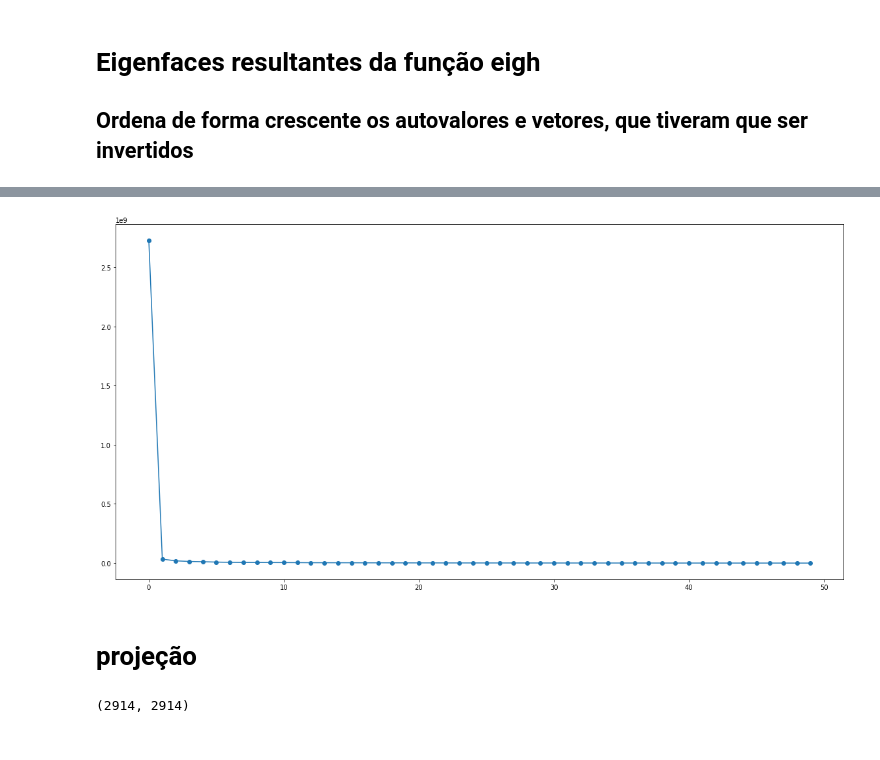
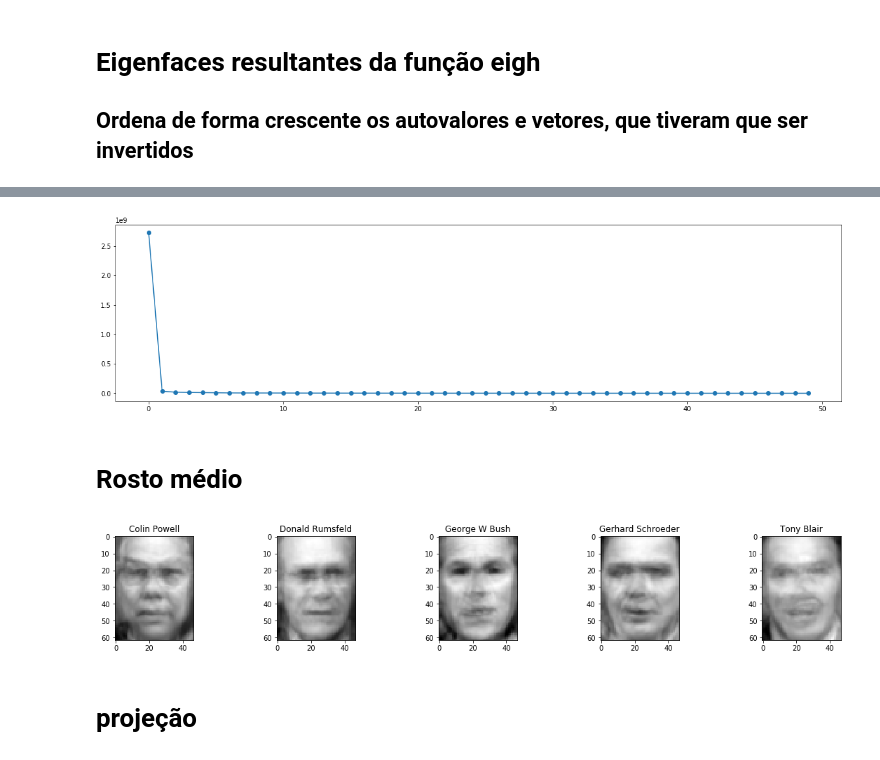
Before and after one commit to anderson-mdcc/algebralinear, a Jupyter notebook: face_recognition_3.ipynb, the cells around one changed output, grey strips where cells are left out. Drawn from its saved outputs; the diff is of its cells as text; code cells hidden in the pictures.

```diff
--- a/face_recognition_3.ipynb
+++ b/face_recognition_3.ipynb
@@ -152,14 +127,30 @@ plot_eigenfaces(autovetores, h, w)
 # %%
-fig, axs = plt.subplots(1, 1, figsize=(20, 10))
+fig, axs = plt.subplots(1, 1, figsize=(20, 5))
 xvals = np.arange(50)
 axs.plot(xvals, autovalores[:50], 'o-')
 plt.show()
 # %% [output]
-[figure, old version]
+[figure, new version]
+# %% [markdown]
+# Rosto médio
+# %%
+# rostos medios
+medias = []
+for i in range(0, num_pessoas):
+    ds_pessoa = X[pessoas[i]]
+    media = np.zeros(X[0].shape[0])
+    for pi, p in enumerate(ds_pessoa):
+        media += p
+    media /= ds_pessoa.shape[0]
+    medias.append(media)
+
+plt.figure(figsize=(20,6))
+columns = len(medias)
+for i, image in enumerate(medias):
+    sub = plt.subplot(len(medias) / columns + 1, columns, i + 1)
+    sub.title.set_text(target_names[i])
+    plt.imshow(image.reshape((h,w)), cmap=plt.cm.gray)
+# %% [output]
+[figure, added]
 # %% [markdown]
 # projeção
-# %%
-proj_s = subset[0] #* autovetores
-print(autovetores.shape)
-# %% [output]
-(2914, 2914)
```
Also changed, not shown: parts of 15 cells of this notebook, 1 other file.
